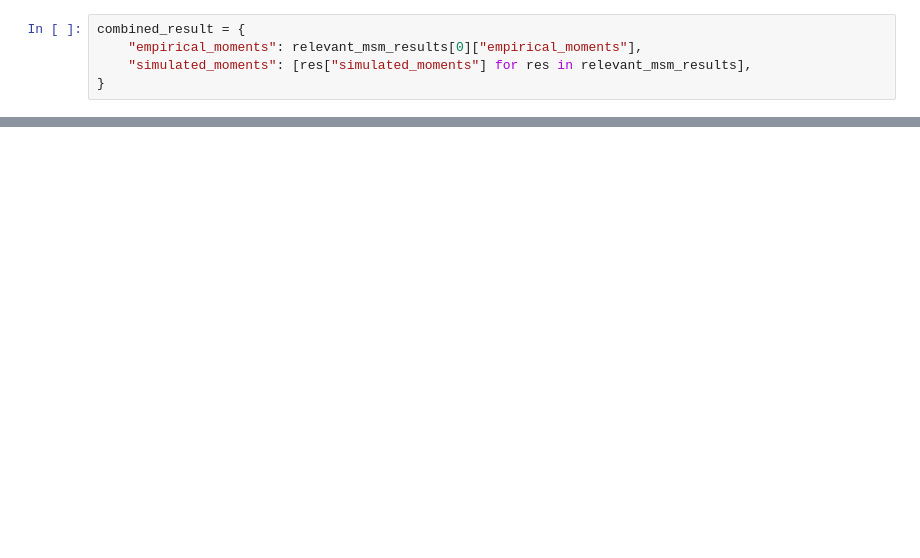
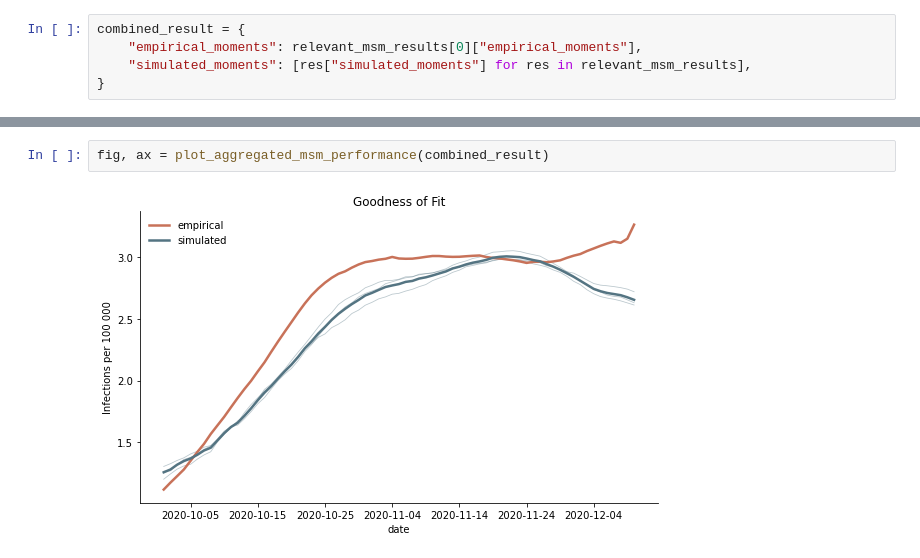
Before and after one commit to covid-19-impact-lab/sid-germany, a Jupyter notebook: src/exploration/grid-search.ipynb, the cells around one changed output, grey strips where cells are left out. Saved outputs shown, nothing was run; the diff lists cells and outputs as text; blank space fills up the shorter version.

```diff
--- a/src/exploration/grid-search.ipynb
+++ b/src/exploration/grid-search.ipynb
@@ -408,0 +495,4 @@ plot_msm_performance(combined_result)
+# %%
+fig, ax = plot_aggregated_msm_performance(combined_result)
+# %% [output]
+[figure, added]
```
Also changed, not shown: parts of 11 cells of this notebook.
